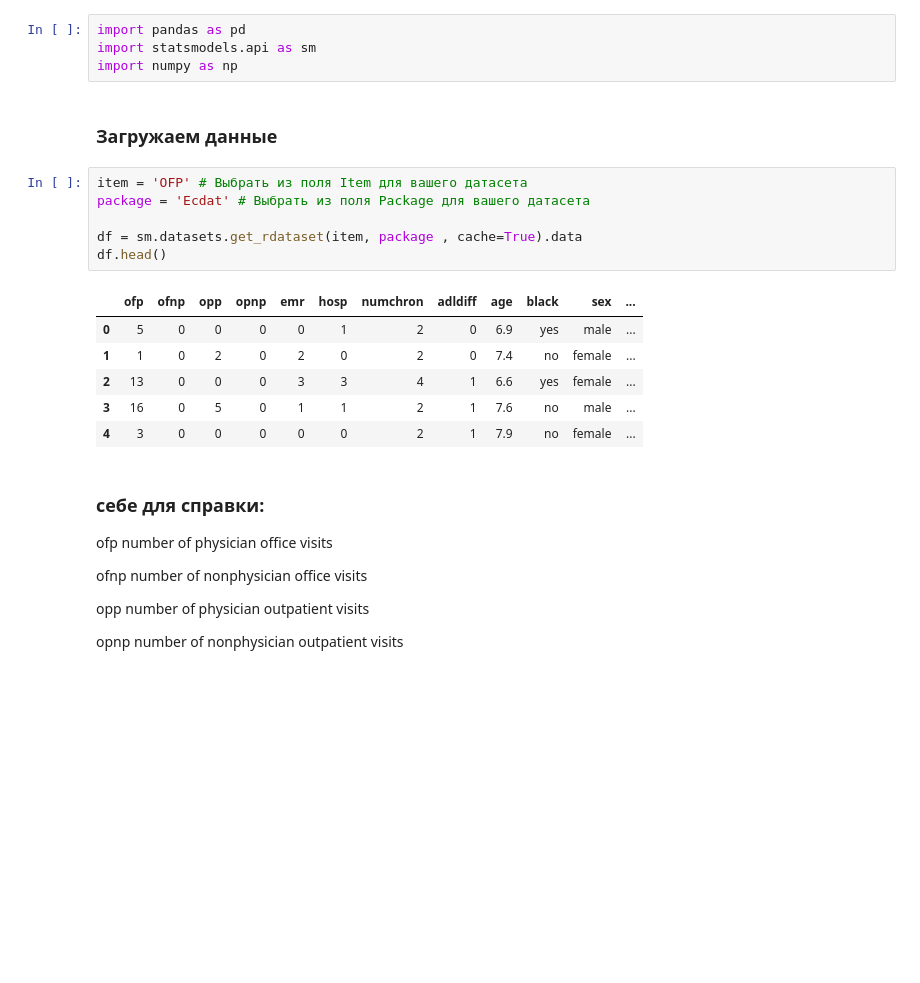
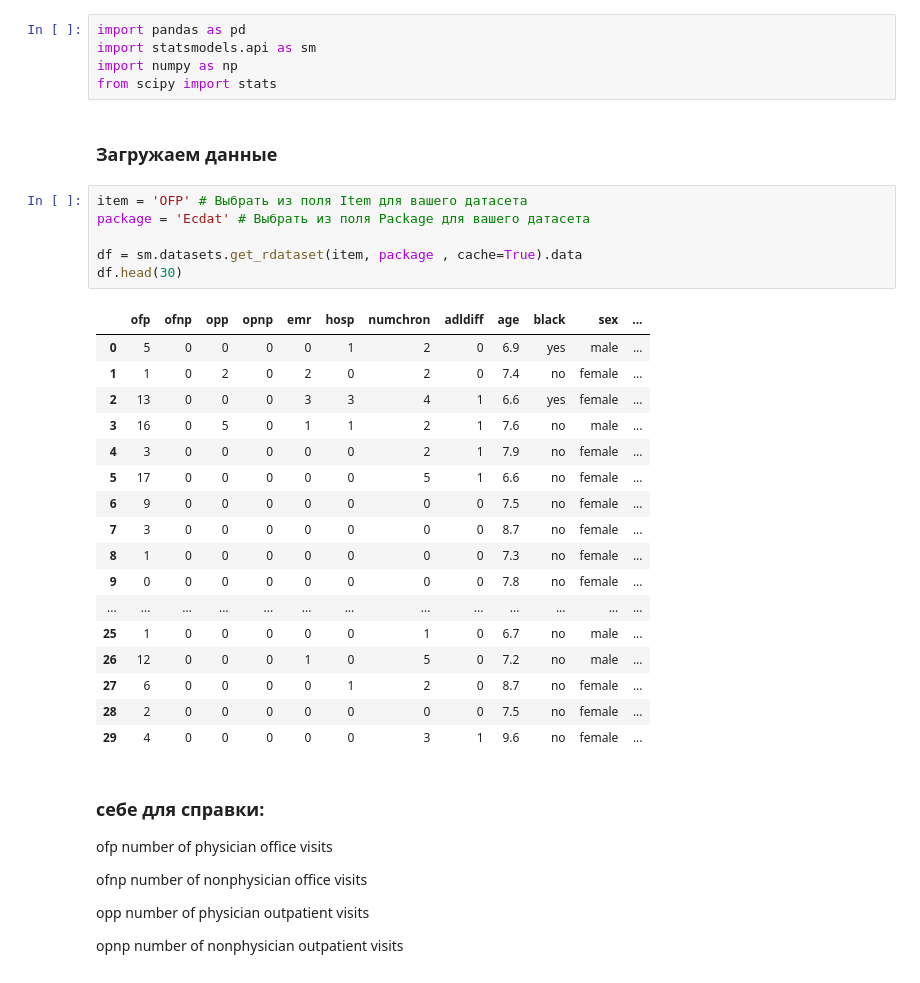
Before and after one commit to vpshenichnii/Innopolis-2024PVA, a Jupyter notebook: midterm_assest_Pshenichnii.ipynb, the cells around one changed output. Saved outputs shown, nothing was run; the diff lists cells and outputs as text; blank space fills up the shorter version.

```diff
--- a/midterm_assest_Pshenichnii.ipynb
+++ b/midterm_assest_Pshenichnii.ipynb
@@ -2,21 +2,33 @@
 import pandas as pd
 import statsmodels.api as sm
 import numpy as np
+from scipy import stats
 # %% [markdown]
 ### Загружаем данные
 # %%
 item = 'OFP' # Выбрать из поля Item для вашего датасета
 package = 'Ecdat' # Выбрать из поля Package для вашего датасета
 
 df = sm.datasets.get_rdataset(item, package , cache=True).data
-df.head()
+df.head(30)
 # %% [output]
 |  | ofp | ofnp | opp | opnp | emr | hosp | numchron | adldiff | age | black | sex | ... |
 | 0 | 5 | 0 | 0 | 0 | 0 | 1 | 2 | 0 | 6.9 | yes | male | ... |
 | 1 | 1 | 0 | 2 | 0 | 2 | 0 | 2 | 0 | 7.4 | no | female | ... |
 | 2 | 13 | 0 | 0 | 0 | 3 | 3 | 4 | 1 | 6.6 | yes | female | ... |
 | 3 | 16 | 0 | 5 | 0 | 1 | 1 | 2 | 1 | 7.6 | no | male | ... |
 | 4 | 3 | 0 | 0 | 0 | 0 | 0 | 2 | 1 | 7.9 | no | female | ... |
+| 5 | 17 | 0 | 0 | 0 | 0 | 0 | 5 | 1 | 6.6 | no | female | ... |
+| 6 | 9 | 0 | 0 | 0 | 0 | 0 | 0 | 0 | 7.5 | no | female | ... |
+| 7 | 3 | 0 | 0 | 0 | 0 | 0 | 0 | 0 | 8.7 | no | female | ... |
+| 8 | 1 | 0 | 0 | 0 | 0 | 0 | 0 | 0 | 7.3 | no | female | ... |
+| 9 | 0 | 0 | 0 | 0 | 0 | 0 | 0 | 0 | 7.8 | no | female | ... |
+| ... | ... | ... | ... | ... | ... | ... | ... | ... | ... | ... | ... | ... |
+| 25 | 1 | 0 | 0 | 0 | 0 | 0 | 1 | 0 | 6.7 | no | male | ... |
+| 26 | 12 | 0 | 0 | 0 | 1 | 0 | 5 | 0 | 7.2 | no | male | ... |
+| 27 | 6 | 0 | 0 | 0 | 0 | 1 | 2 | 0 | 8.7 | no | female | ... |
+| 28 | 2 | 0 | 0 | 0 | 0 | 0 | 0 | 0 | 7.5 | no | female | ... |
+| 29 | 4 | 0 | 0 | 0 | 0 | 0 | 3 | 1 | 9.6 | no | female | ... |
 # %% [markdown]
 ### себе для справки:
 ofp
```
Also changed, not shown: parts of 15 cells of this notebook.
